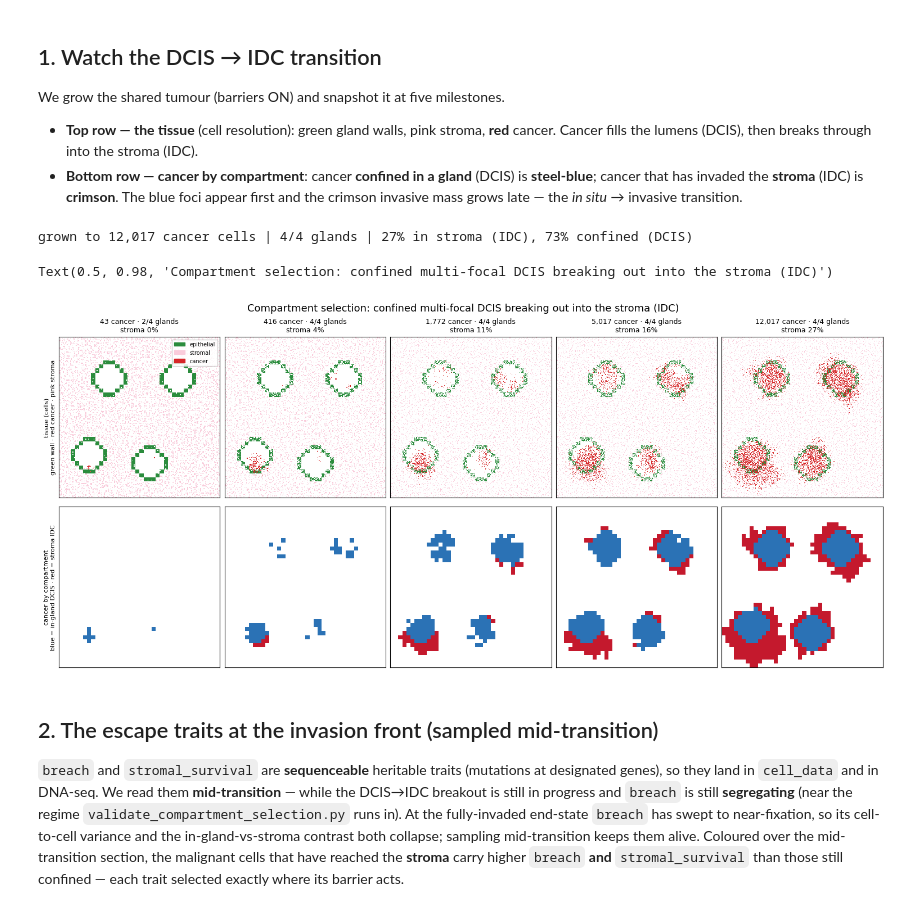
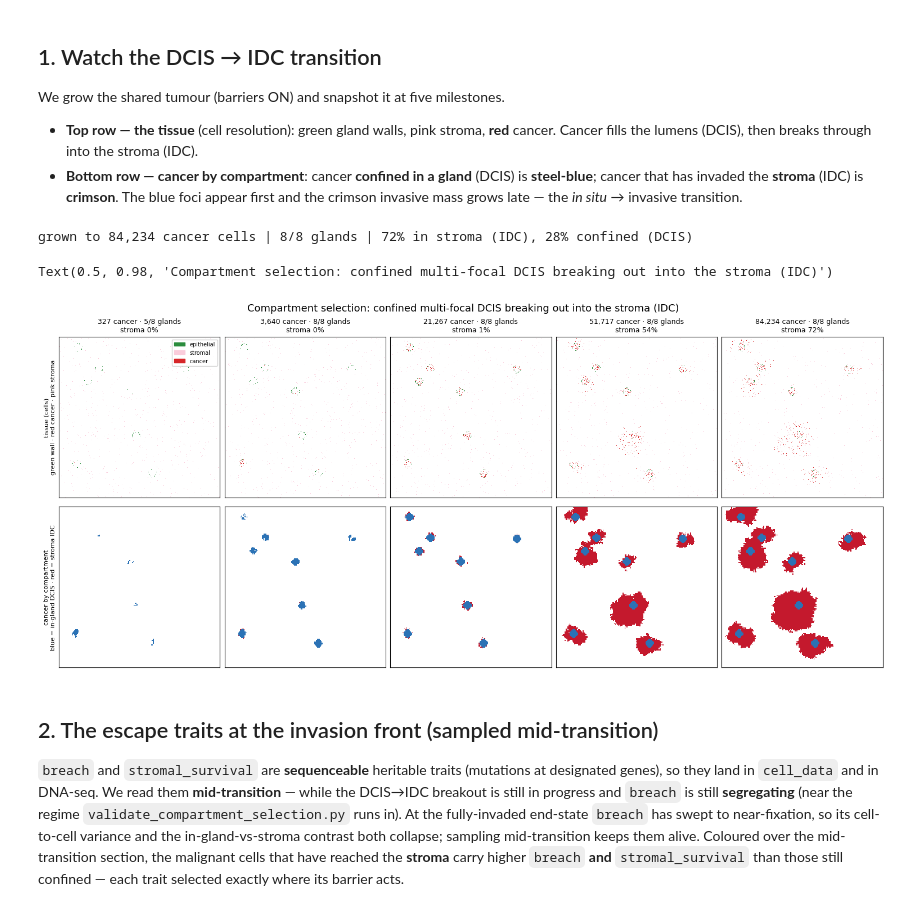
Before and after one commit to pedrofale/iscc, a Jupyter notebook: notebooks/compartment_selection_confound.ipynb, the cells around one changed output. Saved outputs shown, nothing was run; the diff lists cells and outputs as text; code cells hidden in the pictures.

```diff
--- a/notebooks/compartment_selection_confound.ipynb
+++ b/notebooks/compartment_selection_confound.ipynb
@@ -47,10 +47,8 @@ We grow the shared tumour (barriers ON) and snapshot it at five milestones.
   crimson invasive mass grows late — the *in situ* → invasive transition.
 # %%
 import matplotlib.patches as mpatches
-MILESTONES = [40, 400, 1500, 5000, 10000]
-t = GenotypeTumor(seed=B.BASE_SEED, genome_params=B.GENOME, selection_params=B.SELECTION,
-                  cancer_cell_params=B.CANCER, deme_params=B.DEME, spatial_params=B.SPATIAL,
-                  expression_params=B.EXPR(), update_mode="tau", tau=1.0)
+MILESTONES = [300, 3000, 20000, 50000, 80000]   # cm-scale
+t = B.new_tumor(max_cells=8000)   # cm-safe realistic ductal field (breach-gated); stepped to build the movie
 snaps, mi, on_traj = [], 0, []
 while True:
     ncan = B._n_cancer(t)
@@ -59,37 +57,37 @@ while True:
         t.make_cell_data()
         img, _ = B.expanded_tissue_rgb(t, section_frac=0.4)   # fast tissue section (no per-clone Muller colormap)
         snaps.append(dict(ncan=ncan, ngl=len(B.glands_colonised(t)), stroma=B.stroma_cancer_pct(t),
                           img=img, gland_grid=B.cancer_gland_grid(t)))
         mi += 1
     if ncan >= MILESTONES[-1]:
         break
-    t.grow(n_steps=(1 if ncan < 2500 else 2), seed=B.BASE_SEED)
+    t.grow(n_steps=(2 if ncan < 4000 else 5), seed=B.BASE_SEED)
 t.make_cell_data()
 print(f"grown to {B._n_cancer(t):,} cancer cells | {len(B.glands_colonised(t))}/{t.n_glands} glands | "
       f"{B.stroma_cancer_pct(t):.0f}% in stroma (IDC), {100-B.stroma_cancer_pct(t):.0f}% confined (DCIS)")
-assert B._n_cancer(t) >= 10000
+assert B._n_cancer(t) >= 50000
 
 ncol = len(snaps)
 fig, axes = plt.subplots(2, ncol, figsize=(3.0 * ncol, 6.6), constrained_layout=True)
 tissue_legend = [mpatches.Patch(color=(0.17, 0.55, 0.24), label="epithelial"),
                  mpatches.Patch(color=(0.98, 0.80, 0.86), label="stromal"),
                  mpatches.Patch(color=(0.84, 0.15, 0.16), label="cancer")]
 for k, s in enumerate(snaps):
     axes[0, k].imshow(s["img"], interpolation="nearest"); axes[0, k].set_xticks([]); axes[0, k].set_yticks([])
     axes[0, k].set_title(f"{s['ncan']:,} cancer · {s['ngl']}/{t.n_glands} glands\nstroma {s['stroma']:.0f}%",
                          fontsize=9)
     grid = s["gland_grid"]; rgb = np.ones((*grid.shape, 3))
     rgb[grid >= 0] = (0.17, 0.45, 0.71)   # confined DCIS  -> steel blue
     rgb[grid == -1] = (0.77, 0.10, 0.18)  # stroma-invaded IDC -> crimson
     axes[1, k].imshow(rgb, interpolation="nearest"); axes[1, k].set_xticks([]); axes[1, k].set_yticks([])
 axes[0, 0].legend(handles=tissue_legend, fontsize=7, loc="upper right", framealpha=0.85)
 axes[0, 0].set_ylabel("tissue (cells)\ngreen wall · red cancer · pink stroma", fontsize=8)
 axes[1, 0].set_ylabel("cancer by compartment\nblue = in-gland DCIS · red = stroma IDC", fontsize=8)
 fig.suptitle("Compartment selection: confined multi-focal DCIS breaking out into the stroma (IDC)", fontsize=13)
 # %% [output]
-grown to 12,017 cancer cells | 4/4 glands | 27% in stroma (IDC), 73% confined (DCIS)
+grown to 84,234 cancer cells | 8/8 glands | 72% in stroma (IDC), 28% confined (DCIS)
 Text(0.5, 0.98, 'Compartment selection: confined multi-focal DCIS breaking out into the stroma (IDC)')
-[figure, old version]
+[figure, new version]
 # %% [markdown]
 ## 2. The escape traits at the invasion front (sampled mid-transition)
 
```
Also changed, not shown: parts of 4 cells of this notebook, 9 other files.
